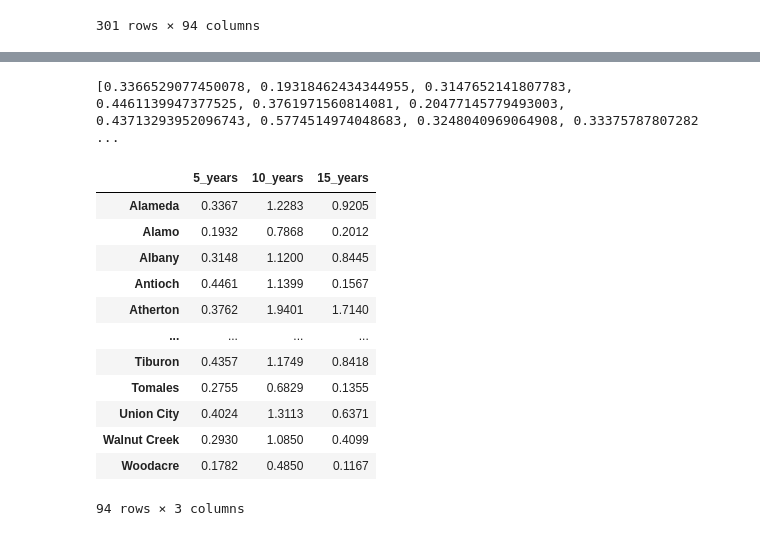
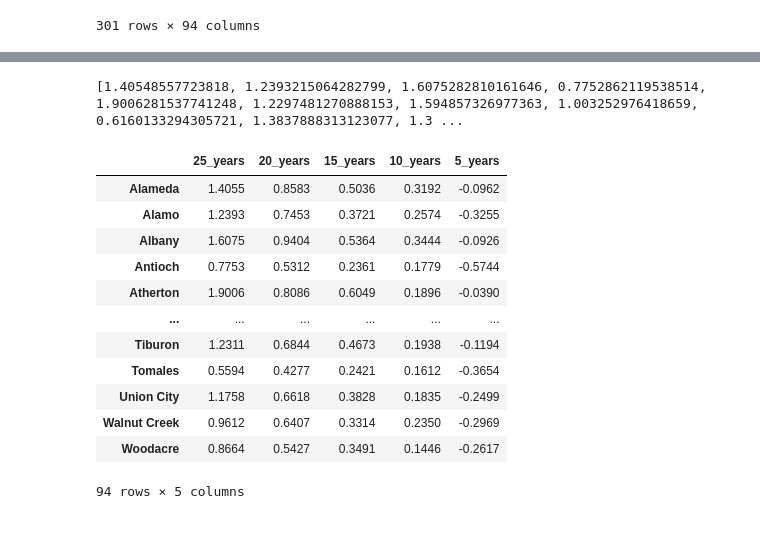
Before and after one commit to mightlee123/Project-2, a Jupyter notebook: Project_2-k.ipynb, the cells around one changed output, grey strips where cells are left out. Cells and saved outputs as stored; diff of their text form; code cells hidden in the pictures.

```diff
--- a/Project_2-k.ipynb
+++ b/Project_2-k.ipynb
@@ -108,7 +108,7 @@ yoy_percent_change
 301 rows × 94 columns
 # %%
 #percent_change of prices
-index_dates=["2006-01-31","2011-01-31","2016-01-31","2021-01-31"]
+index_dates=["1996-01-31","2001-01-31","2006-01-31","2011-01-31","2016-01-31","2021-01-31"]
 percent_change_df=pd.DataFrame(transposed_bayarea_price_df, index=index_dates)
 percent_change_df
 # %% [output]
@@ -121,15 +123,20 @@ percent_change_df
 # %%
 city_list=list(percent_change_df.columns)
+twentyfive_years=[]
+twenty_years=[]
+fifteen_years=[]
+ten_years=[]
 five_years=[]
-ten_years=[]
-fifteen_years=[]
 for city in city_list:
-    five_years.append((percent_change_df[city][3]-percent_change_df[city][2])/percent_change_df[city][2])
-    ten_years.append((percent_change_df[city][3]-percent_change_df[city][1])/percent_change_df[city][1])
-    fifteen_years.append((percent_change_df[city][3]-percent_change_df[city][0])/percent_change_df[city][0])
-print (five_years,ten_years,fifteen_years)
+    twentyfive_years.append((percent_change_df[city][3]-percent_change_df[city][0])/percent_change_df[city][0])
+    twenty_years.append((percent_change_df[city][3]-percent_change_df[city][0])/percent_change_df[city][1])
+    fifteen_years.append((percent_change_df[city][3]-percent_change_df[city][0])/percent_change_df[city][2])
+    ten_years.append((percent_change_df[city][3]-percent_change_df[city][1])/percent_change_df[city][3])
+    five_years.append((percent_change_df[city][3]-percent_change_df[city][2])/percent_change_df[city][4])
+
+print (twentyfive_years,twenty_years,fifteen_years,ten_years,five_years)
 # %% [output]
-[0.3366529077450078, 0.19318462434344955, 0.3147652141807783, 0.4461139947377525, 0.3761971560814081, 0.20477145779493003, 0.43713293952096743, 0.5774514974048683, 0.3248040969064908, 0.33375787807282 ...
+[1.40548557723818, 1.2393215064282799, 1.6075282810161646, 0.7752862119538514, 1.9006281537741248, 1.2297481270888153, 1.594857326977363, 1.003252976418659, 0.6160133294305721, 1.3837888313123077, 1.3 ...
 # %%
 #five years
 five_years_array=np.array(five_years)
@@ -143,26 +150,35 @@ ten_years_rounded=list(round_to_thousands_10)
 fifteen_years_array=np.array(fifteen_years)
 round_to_thousands_15=np.around(fifteen_years_array,4)
 fifteen_years_rounded=list(round_to_thousands_15)
+
+#twenty years
+twenty_years_array=np.array(twenty_years)
+round_to_thousands_20=np.around(twenty_years_array,4)
+twenty_years_rounded=list(round_to_thousands_20)
+#fifteen years
+twentyfive_years_array=np.array(twentyfive_years)
+round_to_thousands_25=np.around(twentyfive_years_array,4)
+twentyfive_years_rounded=list(round_to_thousands_25)
 # %%
 #perchange of 5, 10, 15 years in prices
-index_names=["5_years","10_years","15_years"]
+index_names=["25_years","20_years","15_years","10_years","5_years"]
 growth_df=pd.DataFrame(index=index_names)
 for i in range(len(city_list)):
-    growth_df[city_list[i]]=[five_years_rounded[i] , ten_years_rounded[i] , fifteen_years_rounded[i]]
+    growth_df[city_list[i]]=[twentyfive_years_rounded[i] , twenty_years_rounded[i] , fifteen_years_rounded[i] , ten_years_rounded[i] , five_years_rounded[i]]
 #save as csv
 growth_df=growth_df.transpose()
 growth_df
 # %% [output]
-|  | 5_years | 10_years | 15_years |
-| Alameda | 0.3367 | 1.2283 | 0.9205 |
-| Alamo | 0.1932 | 0.7868 | 0.2012 |
-| Albany | 0.3148 | 1.1200 | 0.8445 |
-| Antioch | 0.4461 | 1.1399 | 0.1567 |
-| Atherton | 0.3762 | 1.9401 | 1.7140 |
-| ... | ... | ... | ... |
-| Tiburon | 0.4357 | 1.1749 | 0.8418 |
-| Tomales | 0.2755 | 0.6829 | 0.1355 |
-| Union City | 0.4024 | 1.3113 | 0.6371 |
-| Walnut Creek | 0.2930 | 1.0850 | 0.4099 |
-| Woodacre | 0.1782 | 0.4850 | 0.1167 |
+|  | 25_years | 20_years | 15_years | 10_years | 5_years |
+| Alameda | 1.4055 | 0.8583 | 0.5036 | 0.3192 | -0.0962 |
+| Alamo | 1.2393 | 0.7453 | 0.3721 | 0.2574 | -0.3255 |
+| Albany | 1.6075 | 0.9404 | 0.5364 | 0.3444 | -0.0926 |
+| Antioch | 0.7753 | 0.5312 | 0.2361 | 0.1779 | -0.5744 |
+| Atherton | 1.9006 | 0.8086 | 0.6049 | 0.1896 | -0.0390 |
+| ... | ... | ... | ... | ... | ... |
+| Tiburon | 1.2311 | 0.6844 | 0.4673 | 0.1938 | -0.1194 |
+| Tomales | 0.5594 | 0.4277 | 0.2421 | 0.1612 | -0.3654 |
+| Union City | 1.1758 | 0.6618 | 0.3828 | 0.1835 | -0.2499 |
+| Walnut Creek | 0.9612 | 0.6407 | 0.3314 | 0.2350 | -0.2969 |
+| Woodacre | 0.8664 | 0.5427 | 0.3491 | 0.1446 | -0.2617 |
-94 rows × 3 columns
+94 rows × 5 columns
```
Also changed, not shown: parts of 1 cell of this notebook.
